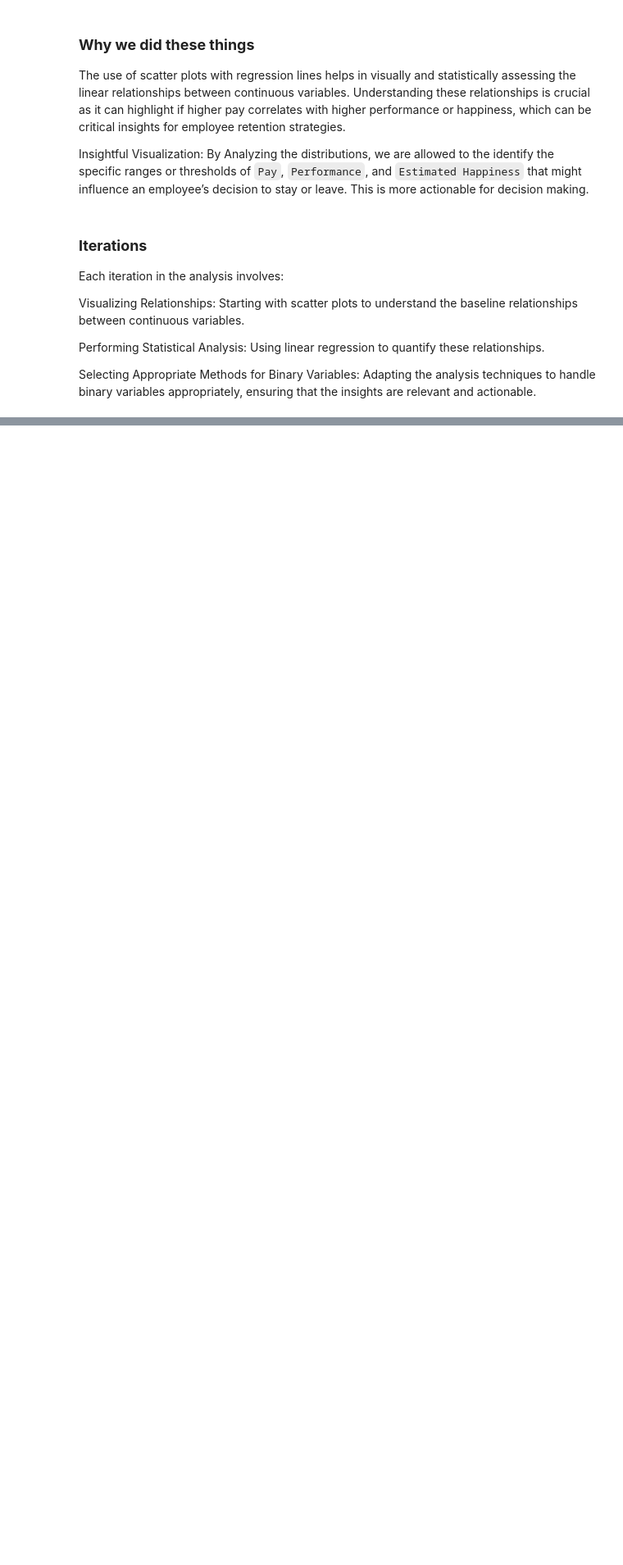
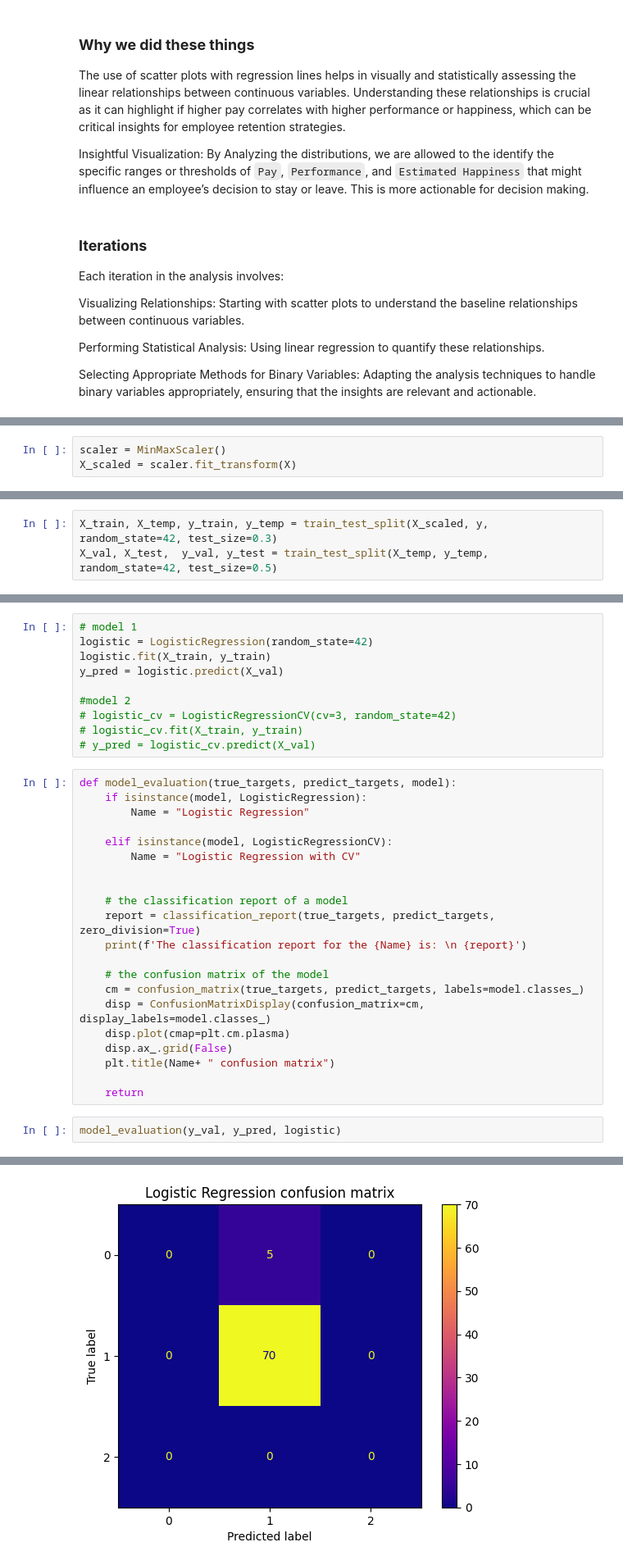
Before and after one commit to Thaps23/DAE_PROJECT_P2, a Jupyter notebook: project2.ipynb, the cells around one changed output, grey strips where cells are left out. Shown at 82% size. Saved outputs shown, nothing was run; the diff lists cells and outputs as text; blank space fills up the shorter version.

```diff
--- a/project2.ipynb
+++ b/project2.ipynb
@@ -209,0 +232,3 @@ Selecting Appropriate Methods for Binary Variables: Adapting the analysis techni
+# %%
+scaler = MinMaxScaler()
+X_scaled = scaler.fit_transform(X)
@@ -209,0 +260,3 @@ Selecting Appropriate Methods for Binary Variables: Adapting the analysis techni
+# %%
+X_train, X_temp, y_train, y_temp = train_test_split(X_scaled, y, random_state=42, test_size=0.3)
+X_val, X_test,  y_val, y_test = train_test_split(X_temp, y_temp, random_state=42, test_size=0.5)
@@ -209,0 +265,34 @@ Selecting Appropriate Methods for Binary Variables: Adapting the analysis techni
+# %%
+# model 1
+logistic = LogisticRegression(random_state=42)
+logistic.fit(X_train, y_train)
+y_pred = logistic.predict(X_val)
+
+#model 2
+# logistic_cv = LogisticRegressionCV(cv=3, random_state=42)
+# logistic_cv.fit(X_train, y_train)
+# y_pred = logistic_cv.predict(X_val)
+# %%
+def model_evaluation(true_targets, predict_targets, model):
+    if isinstance(model, LogisticRegression):
+        Name = "Logistic Regression"
+
+    elif isinstance(model, LogisticRegressionCV):
+        Name = "Logistic Regression with CV"
+
+
+    # the classification report of a model
+    report = classification_report(true_targets, predict_targets, zero_division=True)
+    print(f'The classification report for the {Name} is: \n {report}')
+
+    # the confusion matrix of the model
+    cm = confusion_matrix(true_targets, predict_targets, labels=model.classes_)
+    disp = ConfusionMatrixDisplay(confusion_matrix=cm, display_labels=model.classes_)
+    disp.plot(cmap=plt.cm.plasma)
+    disp.ax_.grid(False)
+    plt.title(Name+ " confusion matrix")
+
+    return
+# %%
+model_evaluation(y_val, y_pred, logistic)
+# %% [output]
@@ -209,0 +308 @@ Selecting Appropriate Methods for Binary Variables: Adapting the analysis techni
+[figure, added]
```
Also changed, not shown: parts of 20 cells of this notebook.
